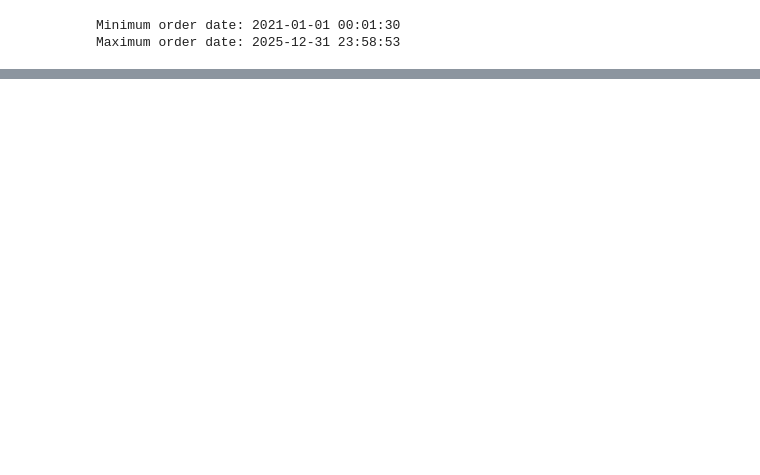
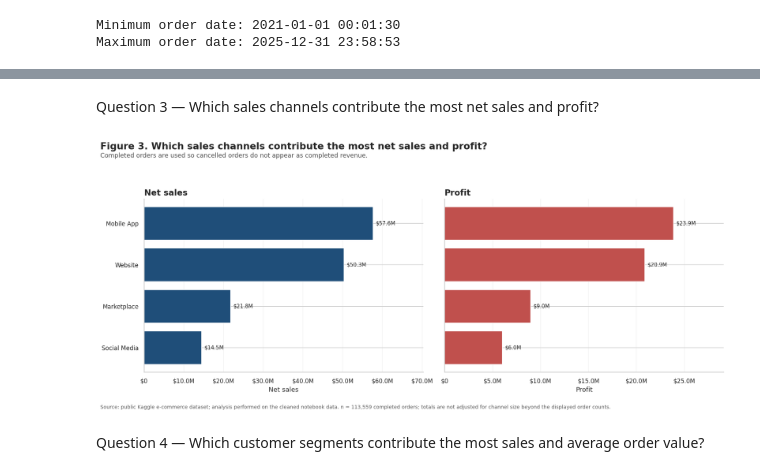
Before and after one commit to xuebo666/DATA230GroupProject, a Jupyter notebook: dataset.ipynb, the cells around one changed output, grey strips where cells are left out. Drawn from its saved outputs; the diff is of its cells as text; code cells hidden in the pictures; blank space fills up the shorter version.

```diff
--- a/dataset.ipynb
+++ b/dataset.ipynb
@@ -398,0 +702,43 @@ Ages above 100: 0
+# %% [markdown]
+Question 3 — Which sales channels contribute the most net sales and profit?
+# %%
+# FIGURE 3 — CHANNEL SALES AND PROFIT
+channel_plot = channel_summary.sort_values("Net_Sales").copy()
+fig, axes = plt.subplots(1, 2, figsize=(15, 6.5), sharey=True)
+fig.suptitle(
+    "Figure 3. Which sales channels contribute the most net sales and profit?",
+    x=0.01,
+    ha="left",
+    fontsize=16,
+    fontweight="bold",
+)
+fig.text(0.01, 0.925, "Completed orders are used so cancelled orders do not appear as completed revenue.", fontsize=10.5, color="#4f4f4f")
+
+sales_bars = axes[0].barh(channel_plot["sales_channel"], channel_plot["Net_Sales"], color=COLORS["primary"])
+sales_labels = [money_fmt(v, 0) for v in channel_plot["Net_Sales"]]
+annotate_bar_values(axes[0], sales_bars, channel_plot["Net_Sales"], sales_labels, horizontal=True)
+axes[0].set_title("Net sales", loc="left", fontweight="bold")
+axes[0].set_xlabel("Net sales")
+axes[0].xaxis.set_major_formatter(FuncFormatter(money_fmt))
+
+profit_bars = axes[1].barh(channel_plot["sales_channel"], channel_plot["Profit"], color=COLORS["accent"])
+profit_labels = [money_fmt(v, 0) for v in channel_plot["Profit"]]
+annotate_bar_values(axes[1], profit_bars, channel_plot["Profit"], profit_labels, horizontal=True)
+axes[1].set_title("Profit", loc="left", fontweight="bold")
+axes[1].set_xlabel("Profit")
+axes[1].xaxis.set_major_formatter(FuncFormatter(money_fmt))
+
+for ax in axes:
+    ax.grid(axis="x", alpha=0.25)
+    sns.despine(ax=ax)
+
+axes[0].set_xlim(0, channel_plot["Net_Sales"].max() * 1.22)
+axes[1].set_xlim(0, channel_plot["Profit"].max() * 1.22)
+add_source_note(fig, f"n = {len(completed):,} completed orders; totals are not adjusted for channel size beyond the displayed order counts.")
+fig.tight_layout(rect=[0, 0.045, 1, 0.90])
+fig.savefig(FIG_DIR / "fig_03_channel_sales_profit.png", dpi=300, bbox_inches="tight")
+plt.show()
+# %% [output]
+[figure, added]
+# %% [markdown]
+Question 4 — Which customer segments contribute the most sales and average order value?
```
Also changed, not shown: parts of 26 cells of this notebook.
